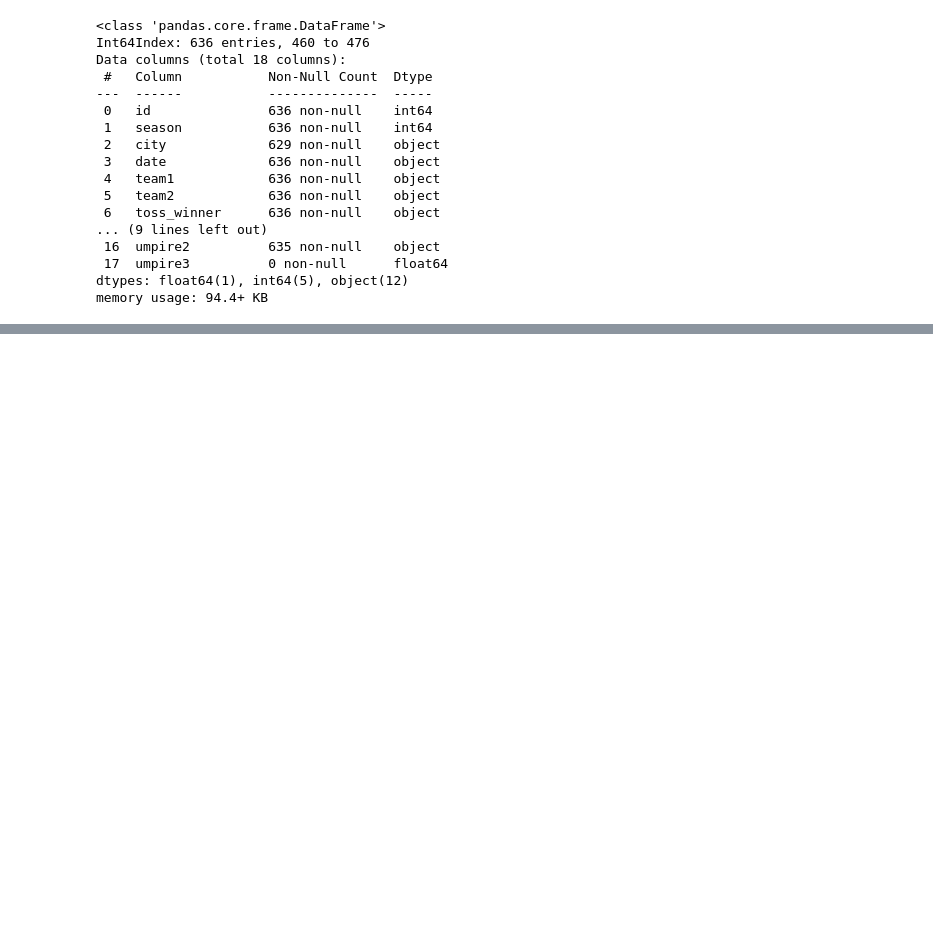
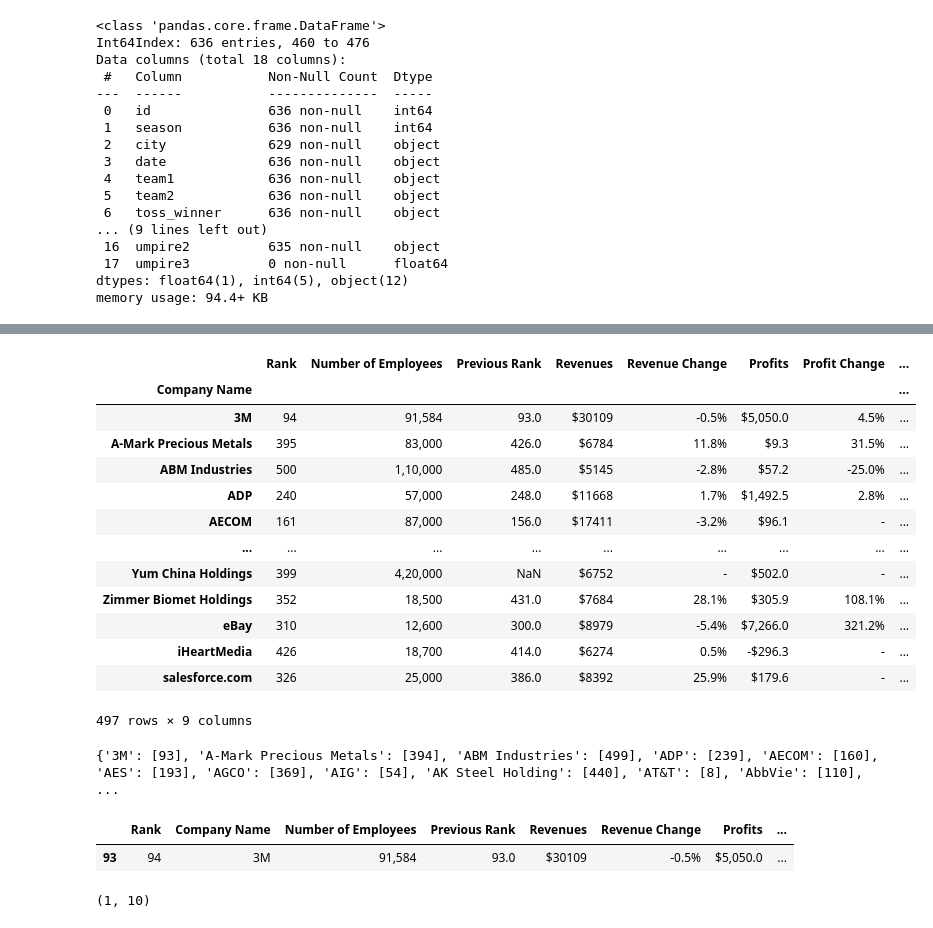
Before and after one commit to debaghosh/Learning-ML-Tools, a Jupyter notebook: Basics_of_Pandas.ipynb, the cells around one changed output, grey strips where cells are left out. Saved outputs shown, nothing was run; the diff lists cells and outputs as text; code cells hidden in the pictures; blank space fills up the shorter version.

```diff
--- a/Basics_of_Pandas.ipynb
+++ b/Basics_of_Pandas.ipynb
@@ -344,0 +437,30 @@ memory usage: 94.4+ KB
+# %%
+companies.last() #DF for every group
+# %% [output]
+|  | Rank | Number of Employees | Previous Rank | Revenues | Revenue Change | Profits | Profit Change | ... |
+| Company Name |  |  |  |  |  |  |  | ... |
+| 3M | 94 | 91,584 | 93.0 | $30109 | -0.5% | $5,050.0 | 4.5% | ... |
+| A-Mark Precious Metals | 395 | 83,000 | 426.0 | $6784 | 11.8% | $9.3 | 31.5% | ... |
+| ABM Industries | 500 | 1,10,000 | 485.0 | $5145 | -2.8% | $57.2 | -25.0% | ... |
+| ADP | 240 | 57,000 | 248.0 | $11668 | 1.7% | $1,492.5 | 2.8% | ... |
+| AECOM | 161 | 87,000 | 156.0 | $17411 | -3.2% | $96.1 | - | ... |
+| ... | ... | ... | ... | ... | ... | ... | ... | ... |
+| Yum China Holdings | 399 | 4,20,000 | NaN | $6752 | - | $502.0 | - | ... |
+| Zimmer Biomet Holdings | 352 | 18,500 | 431.0 | $7684 | 28.1% | $305.9 | 108.1% | ... |
+| eBay | 310 | 12,600 | 300.0 | $8979 | -5.4% | $7,266.0 | 321.2% | ... |
+| iHeartMedia | 426 | 18,700 | 414.0 | $6274 | 0.5% | -$296.3 | - | ... |
+| salesforce.com | 326 | 25,000 | 386.0 | $8392 | 25.9% | $179.6 | - | ... |
+497 rows × 9 columns
+# %%
+companies.groups
+# %% [output]
+{'3M': [93], 'A-Mark Precious Metals': [394], 'ABM Industries': [499], 'ADP': [239], 'AECOM': [160], 'AES': [193], 'AGCO': [369], 'AIG': [54], 'AK Steel Holding': [440], 'AT&T': [8], 'AbbVie': [110],  ...
+# %%
+companies.get_group('3M') #Common
+# %% [output]
+|  | Rank | Company Name | Number of Employees | Previous Rank | Revenues | Revenue Change | Profits | ... |
+| 93 | 94 | 3M | 91,584 | 93.0 | $30109 | -0.5% | $5,050.0 | ... |
+# %%
+companies.get_group('3M').shape
+# %% [output]
+(1, 10)
```
Also changed, not shown: parts of 18 cells of this notebook.
